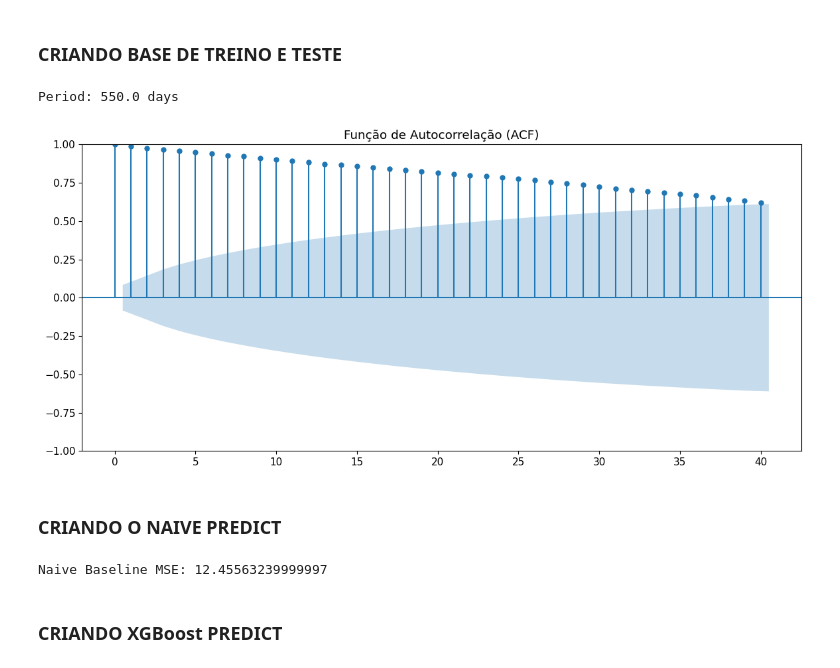
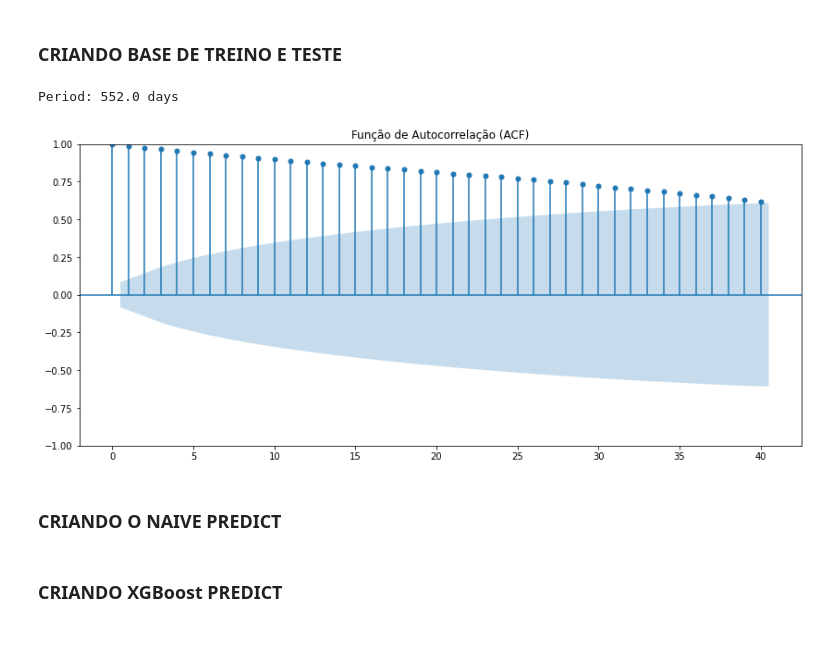
Before and after one commit to luishrufino/previsao_ibovespa, a Jupyter notebook: Machine Code.ipynb, the cells around one changed output. Saved outputs shown, nothing was run; the diff lists cells and outputs as text; code cells hidden in the pictures; blank space fills up the shorter version.

```diff
--- a/Machine Code.ipynb
+++ b/Machine Code.ipynb
@@ -38,4 +38,4 @@ actual_df = pd.read_html(str(tabela), parse_dates=['Data'], index_col='Data')[0]
 
 today = date.today()
 actual_df = actual_df.query("index < @today")
-actual_df
+actual_df['Var%'] = actual_df['Var%'] .str.replace('+', '')
@@ -69,5 +44,12 @@ historic_df.to_csv(r'Base de Dados//Dados Históricos - Ibovespa.csv')
 # %%
+historic_df = pd.read_csv(r'Base de Dados//Dados Históricos - Ibovespa.csv', parse_dates=['Data'], index_col='Data')
+historic_df = pd.concat([historic_df, actual_df])
 
+historic_df = historic_df[~historic_df.index.duplicated(keep='last')]
+historic_df = historic_df.sort_index()
+
+
+historic_df.to_csv(r'Base de Dados//Dados Históricos - Ibovespa.csv')
 
 historic_df = historic_df.sort_index()
 
@@ -179,36 +151,36 @@ from scipy.signal import periodogram
 frequency, power = periodogram(historic_df['Último'].dropna(), fs=1)
 
 freq = frequency[np.argmax(power)]
 period = 1 / freq
 
 print(f'Period: {period} days')
 
 historic_df['fourier_sin'] = np.sin(2 * np.pi * freq * np.arange(len(historic_df)))
 historic_df['fourier_cos'] = np.cos(2 * np.pi * freq * np.arange(len(historic_df)))
 
 
 predictors = [
     'day',
     'week_of_year',
     'month',
     'year',
     *['lag_{}'.format(i) for i in range(1, n_lags + 1)],
     'rolling_mean_{n_lags}'.format(n_lags=n_lags),
     'rolling_std_{n_lags}'.format(n_lags=n_lags),
     'ema_{n_lags}'.format(n_lags=n_lags),
     'ema_std_{n_lags}'.format(n_lags=n_lags),
     'fourier_sin',
     'fourier_cos',
 ]
 
 
-train_end = '2025-03-10'
+train_end = (date.today()-timedelta(6)).strftime('%Y-%m-%d')
 
 df_train = historic_df.loc[:train_end]
 df_test = historic_df.loc[train_end:]
 # %% [output]
-Period: 550.0 days
+Period: 552.0 days
-[figure, old version]
+[figure, new version]
 # %% [markdown]
 ### CRIANDO O NAIVE PREDICT
 # %%
@@ -223,8 +195,6 @@ from sklearn.metrics import mean_squared_error
 
 mse_naive = mean_squared_error(df_test['Último'][1:], naive_pred.loc[df_test.index][1:])
 print(f'Naive Baseline MSE: {mse_naive}')
-# %% [output]
-Naive Baseline MSE: 12.45563239999997
 # %% [markdown]
 ### CRIANDO XGBoost PREDICT
 # %%
```
Also changed, not shown: parts of 6 cells of this notebook, 1 other file.
